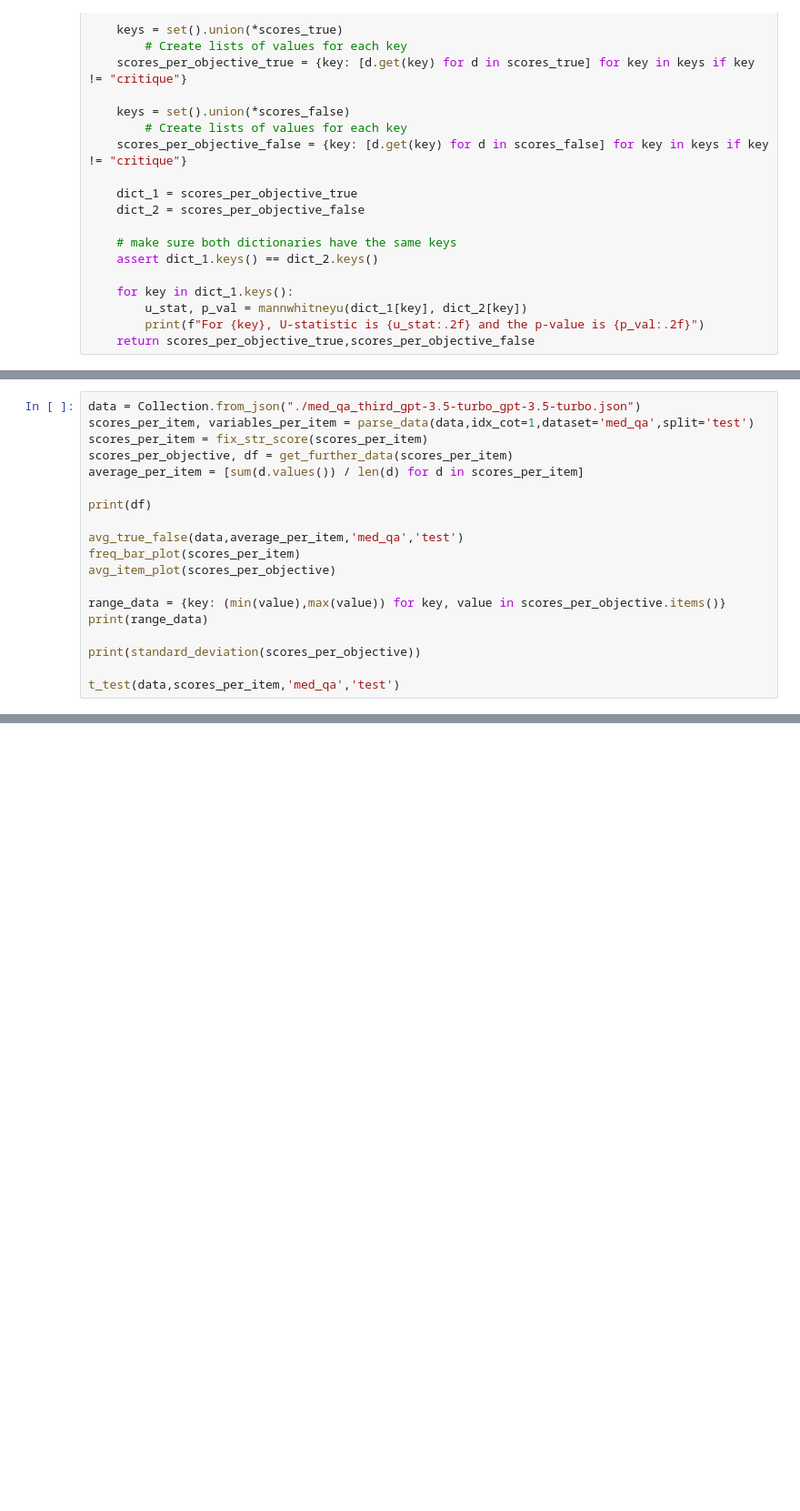
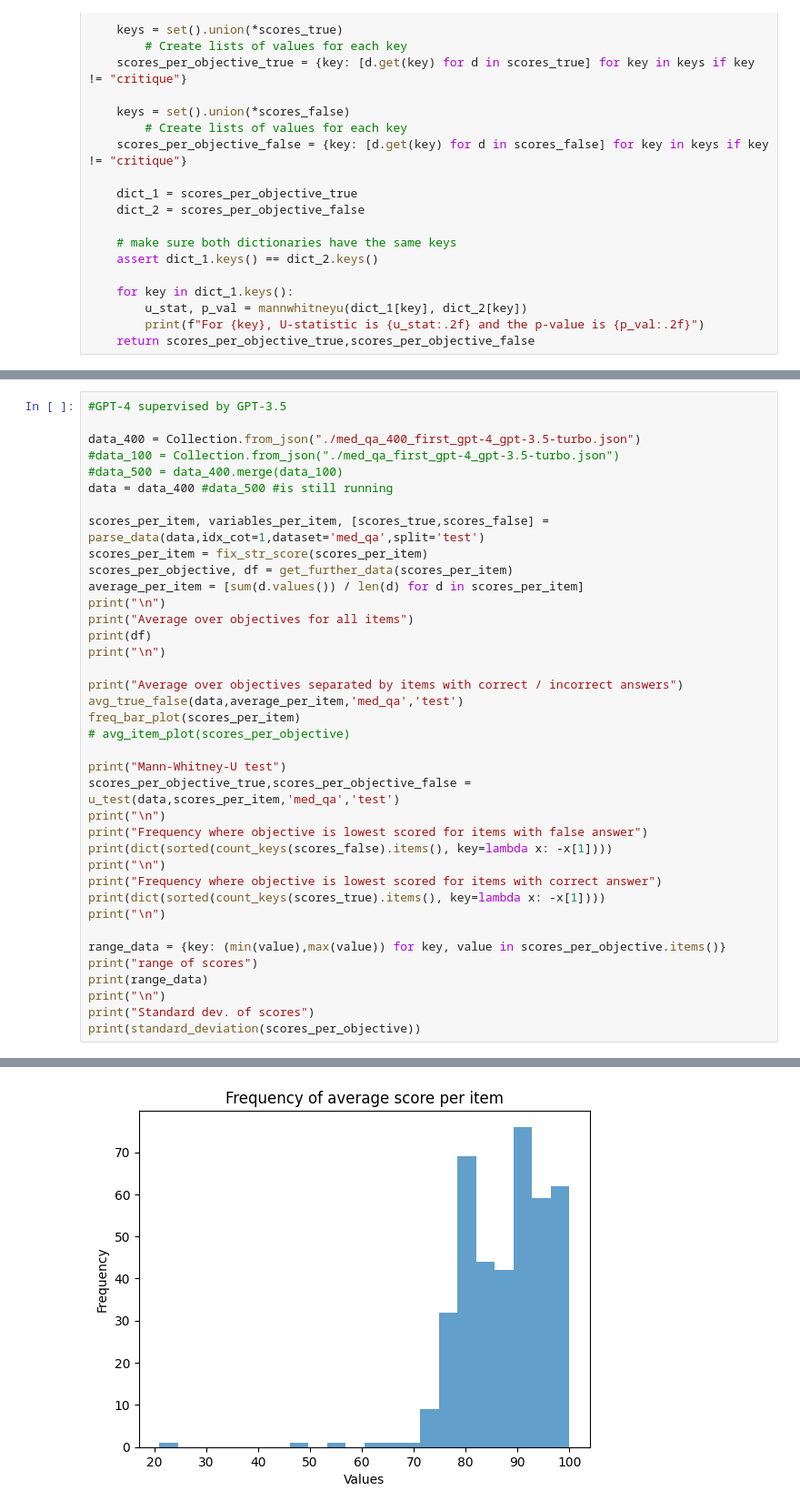
Before and after one commit to OpenBioLink/ThoughtSource, a Jupyter notebook: notebooks/reflection_messages/reflection_results.ipynb, the cells around one changed output, grey strips where cells are left out. Shown at 91% size. Drawn from its saved outputs; the diff is of its cells as text; blank space fills up the shorter version.

```diff
--- a/notebooks/reflection_messages/reflection_results.ipynb
+++ b/notebooks/reflection_messages/reflection_results.ipynb
@@ -977,19 +384,0 @@ sample_size
-# %%
-data = Collection.from_json("./med_qa_third_gpt-3.5-turbo_gpt-3.5-turbo.json")
-scores_per_item, variables_per_item = parse_data(data,idx_cot=1,dataset='med_qa',split='test')
-scores_per_item = fix_str_score(scores_per_item)
-scores_per_objective, df = get_further_data(scores_per_item)
-average_per_item = [sum(d.values()) / len(d) for d in scores_per_item]
-
-print(df)
-
-avg_true_false(data,average_per_item,'med_qa','test')
-freq_bar_plot(scores_per_item)
-avg_item_plot(scores_per_objective)
-
-range_data = {key: (min(value),max(value)) for key, value in scores_per_objective.items()}
-print(range_data)
-
-print(standard_deviation(scores_per_objective))
-
-t_test(data,scores_per_item,'med_qa','test')
@@ -1066,0 +522,39 @@ ModuleNotFoundError: No module named 'torch'
+# %%
+#GPT-4 supervised by GPT-3.5
+
+data_400 = Collection.from_json("./med_qa_400_first_gpt-4_gpt-3.5-turbo.json")
+#data_100 = Collection.from_json("./med_qa_first_gpt-4_gpt-3.5-turbo.json")
+#data_500 = data_400.merge(data_100)
+data = data_400 #data_500 #is still running
+
+scores_per_item, variables_per_item, [scores_true,scores_false] = parse_data(data,idx_cot=1,dataset='med_qa',split='test')
+scores_per_item = fix_str_score(scores_per_item)
+scores_per_objective, df = get_further_data(scores_per_item)
+average_per_item = [sum(d.values()) / len(d) for d in scores_per_item]
+print("\n")
+print("Average over objectives for all items")
+print(df)
+print("\n")
+
+print("Average over objectives separated by items with correct / incorrect answers")
+avg_true_false(data,average_per_item,'med_qa','test')
+freq_bar_plot(scores_per_item)
+# avg_item_plot(scores_per_objective)
+
+print("Mann-Whitney-U test")
+scores_per_objective_true,scores_per_objective_false = u_test(data,scores_per_item,'med_qa','test')
+print("\n")
+print("Frequency where objective is lowest scored for items with false answer")
+print(dict(sorted(count_keys(scores_false).items(), key=lambda x: -x[1])))
+print("\n")
+print("Frequency where objective is lowest scored for items with correct answer")
+print(dict(sorted(count_keys(scores_true).items(), key=lambda x: -x[1])))
+print("\n")
+
+range_data = {key: (min(value),max(value)) for key, value in scores_per_objective.items()}
+print("range of scores")
+print(range_data)
+print("\n")
+print("Standard dev. of scores")
+print(standard_deviation(scores_per_objective))
+# %% [output]
@@ -1066,0 +578 @@ ModuleNotFoundError: No module named 'torch'
+[figure, added]
```
Also changed, not shown: parts of 51 cells of this notebook, 2 other files.
